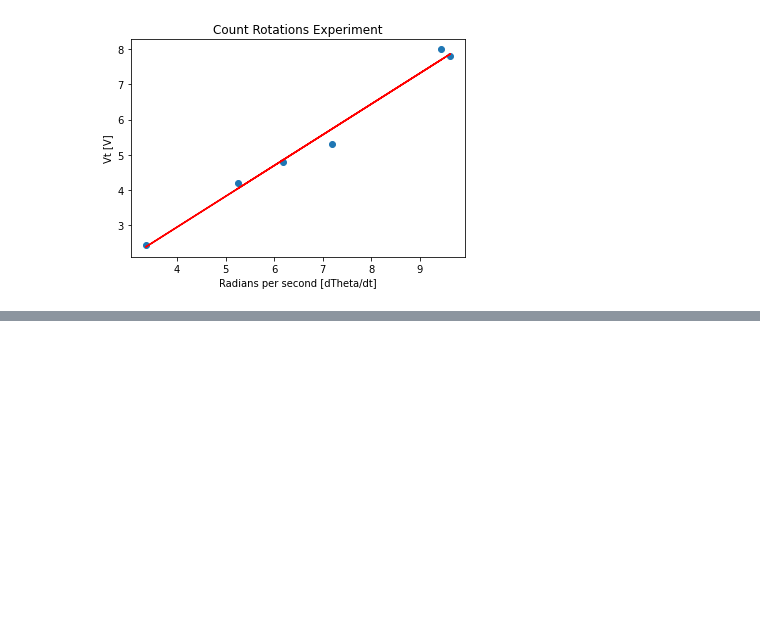
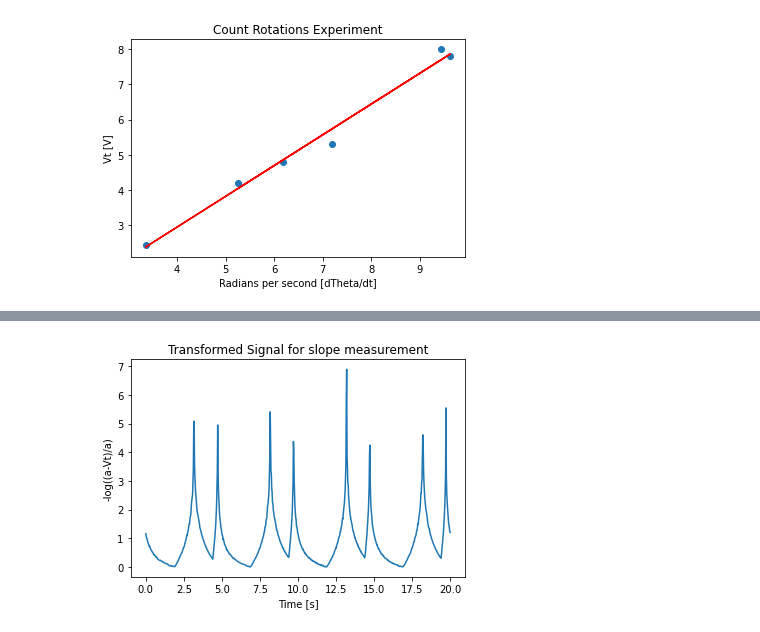
Before and after one commit to benhuckell/enph352, a Jupyter notebook: servo.ipynb, the cells around one changed output, grey strips where cells are left out. Cells and saved outputs as stored; diff of their text form; code cells hidden in the pictures; blank space fills up the shorter version.

```diff
--- a/servo.ipynb
+++ b/servo.ipynb
@@ -472,0 +491,5 @@ Slope (k_t): 0.876
+# %%
+# Solve for a by looking at the maximum value reached.
+
+a = task3_df["CH1 (V)"].max()/2
+print("a:",a)
@@ -472,0 +508,10 @@ Slope (k_t): 0.876
+# %%
+task3_df["logSlopeMeasurement"] = task3_df["CH1 (V)"].apply(lambda x: -math.log(abs(a-x)/a))
+
+plt.plot(task3_df["Time (S)"], task3_df["logSlopeMeasurement"], label = "V_t")
+plt.xlabel("Time [s]")
+plt.ylabel("-log((a-Vt)/a)")
+plt.title("Transformed Signal for slope measurement")
+plt.show()
+# %% [output]
+[figure, added]
```
Also changed, not shown: parts of 46 cells of this notebook, 17 other files.
